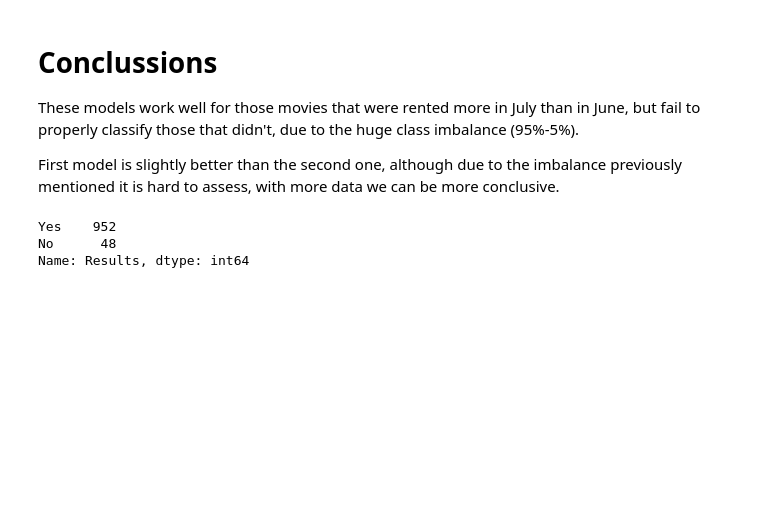
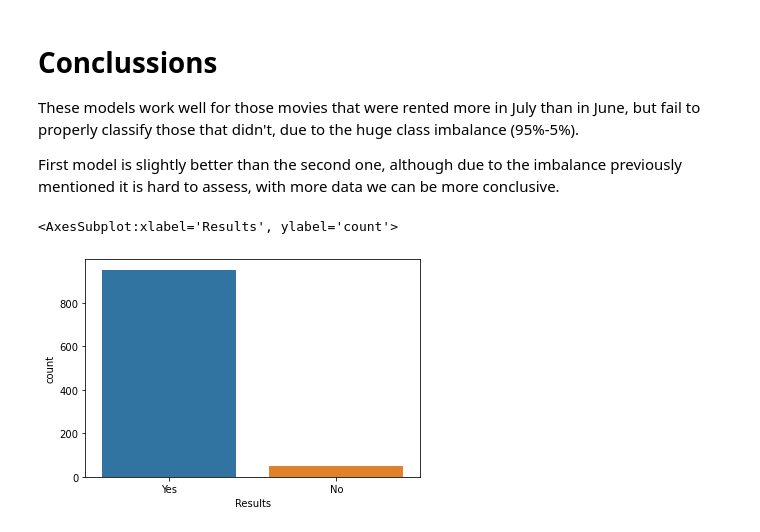
Before and after one commit to Alfon22A/Predictions-Logistic-Regression, a Jupyter notebook: Solution.ipynb, the cells around one changed output. Drawn from its saved outputs; the diff is of its cells as text; code cells hidden in the pictures; blank space fills up the shorter version.

Commit message:
Added graphics

```diff
--- a/Solution.ipynb
+++ b/Solution.ipynb
@@ -878,8 +878,7 @@ These models work well for those movies that were rented more in July than in Ju
 
 First model is slightly better than the second one, although due to the imbalance previously mentioned it is hard to assess, with more data we can be more conclusive.
 # %%
-data["Results"].value_counts()
+sns.countplot(x = 'Results', data = data)
 # %% [output]
-Yes    952
-No      48
-Name: Results, dtype: int64
+<AxesSubplot:xlabel='Results', ylabel='count'>
+[figure, added]
```
